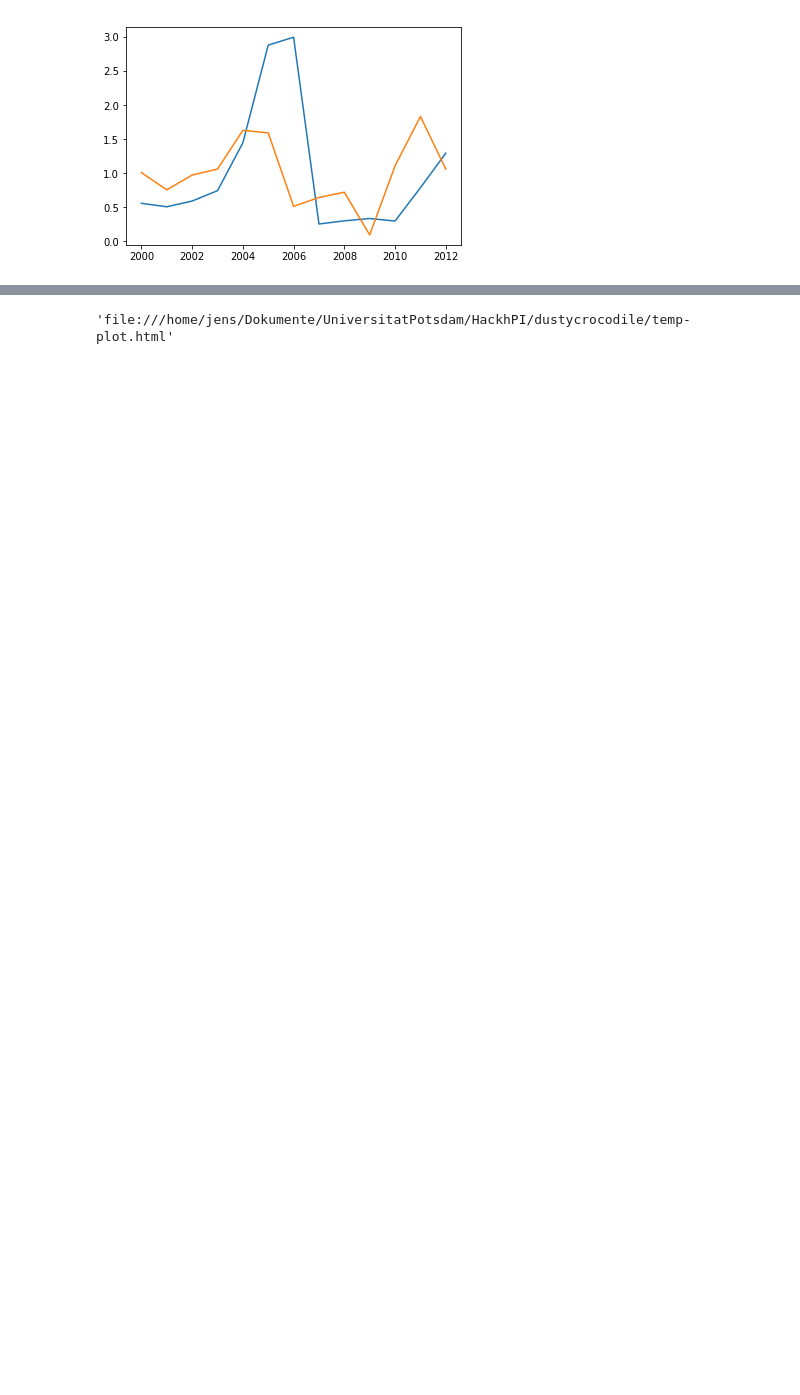
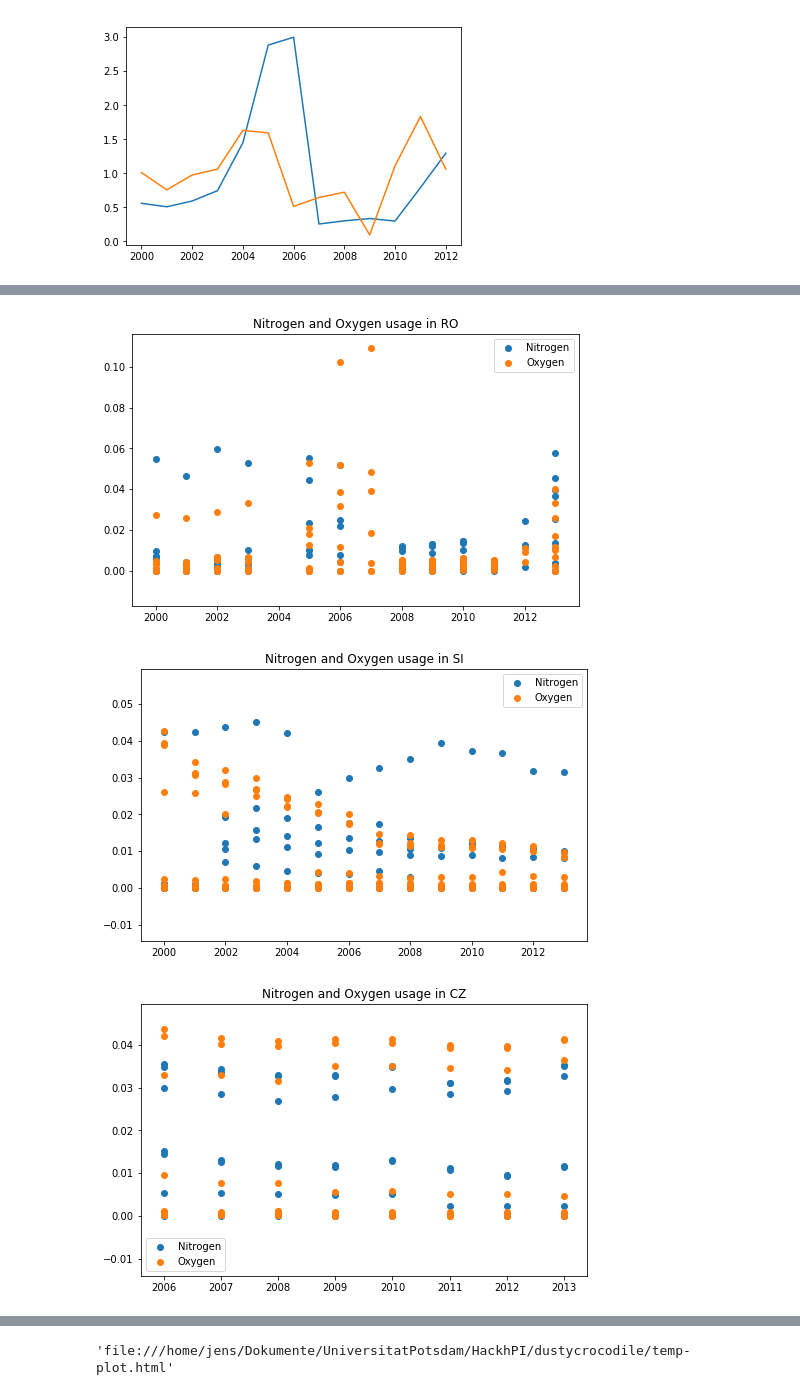
Before and after one commit to ekaterinailin/dustycrocodile, a Jupyter notebook: Jens_workspace.ipynb, the cells around one changed output, grey strips where cells are left out. Cells and saved outputs as stored; diff of their text form; code cells hidden in the pictures; blank space fills up the shorter version.

```diff
--- a/Jens_workspace.ipynb
+++ b/Jens_workspace.ipynb
@@ -256,0 +213,4 @@ dg.head()
+# %%
+df.loc[df.RBD == 'Danube (RS)', 'RBD'] = 'Danube - RBD (RS)'
+df_dan = df[df.RBD.str.contains("Danube - RBD")]
+df_dan.head()
@@ -256,0 +231,9 @@ dg.head()
+# %%
+import re
+
+for item in df_dan.RBD.unique():
+    z = re.search('[(]([A-Z]+)[)]', item).group(0)
+    z = re.search('([A-Z]+)', z).group(0)
+    vars()['df_'+z] = df_dan[(df_dan.RBD.str.contains(z))]
+    vars()['df_'+z] = vars()['df_'+z].set_index(np.arange(len(vars()['df_'+z].index)))
+    vars()['df_'+z].TIME = vars()['df_'+z].TIME.astype(int)
@@ -256,0 +272,16 @@ dg.head()
+# %%
+# to work on look into bulgaria
+for item in df_dan.RBD.unique():
+    z = re.search('[(]([A-Z]+)[)]', item).group(0)
+    z = re.search('([A-Z]+)', z).group(0)
+    if z not in ['RS', 'BG', 'CH']:
+        plt.figure(figsize = (8,5))
+        plt.scatter(vars()['df_'+z].loc[vars()['df_'+z].SUBSTANCE == "Nitrogen (N-tot )"].TIME, vars()['df_'+z].loc[vars()['df_'+z].SUBSTANCE == "Nitrogen (N-tot )"].Value/vars()['df_'+z].loc[vars()['df_'+z].SUBSTANCE == "Nitrogen (N-tot )"].Value.sum())
+        plt.scatter(vars()['df_'+z].loc[vars()['df_'+z].SUBSTANCE == "Biochemical oxygen demand (BOD)"].TIME, vars()['df_'+z].loc[vars()['df_'+z].SUBSTANCE == "Biochemical oxygen demand (BOD)"].Value/vars()['df_'+z].loc[vars()['df_'+z].SUBSTANCE == "Biochemical oxygen demand (BOD)"].Value.sum())
+        plt.legend(('Nitrogen', 'Oxygen'))
+        plt.title('Nitrogen and Oxygen usage in ' + z)
+        plt.show();
+# %% [output]
+[figure, added]
+[figure, added]
+[figure, added]
```
Also changed, not shown: parts of 25 cells of this notebook, 1 other file.
